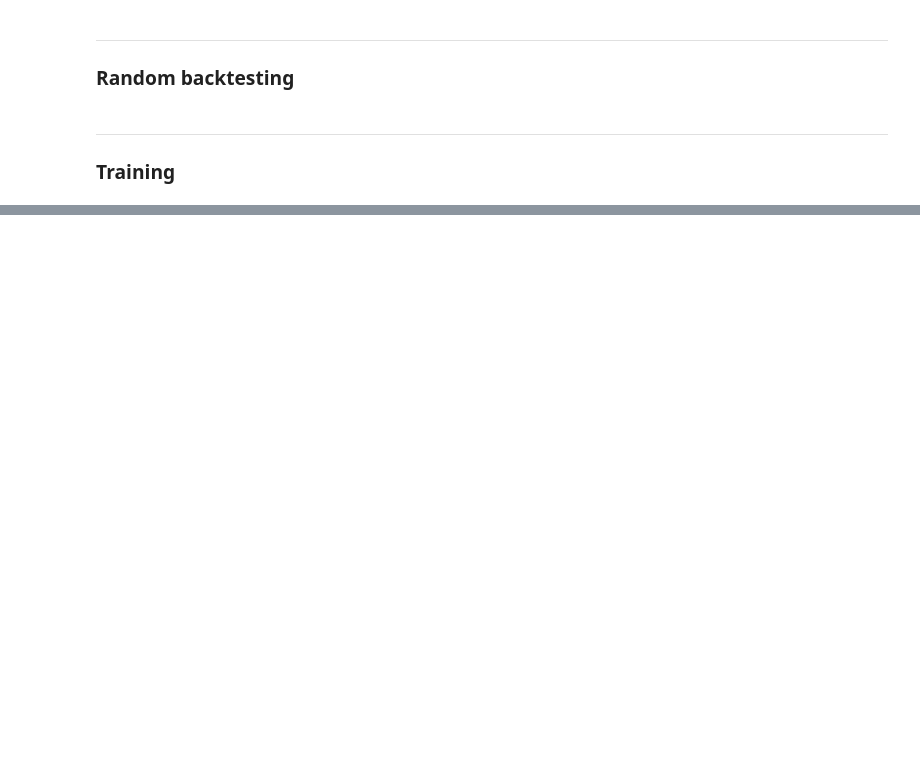
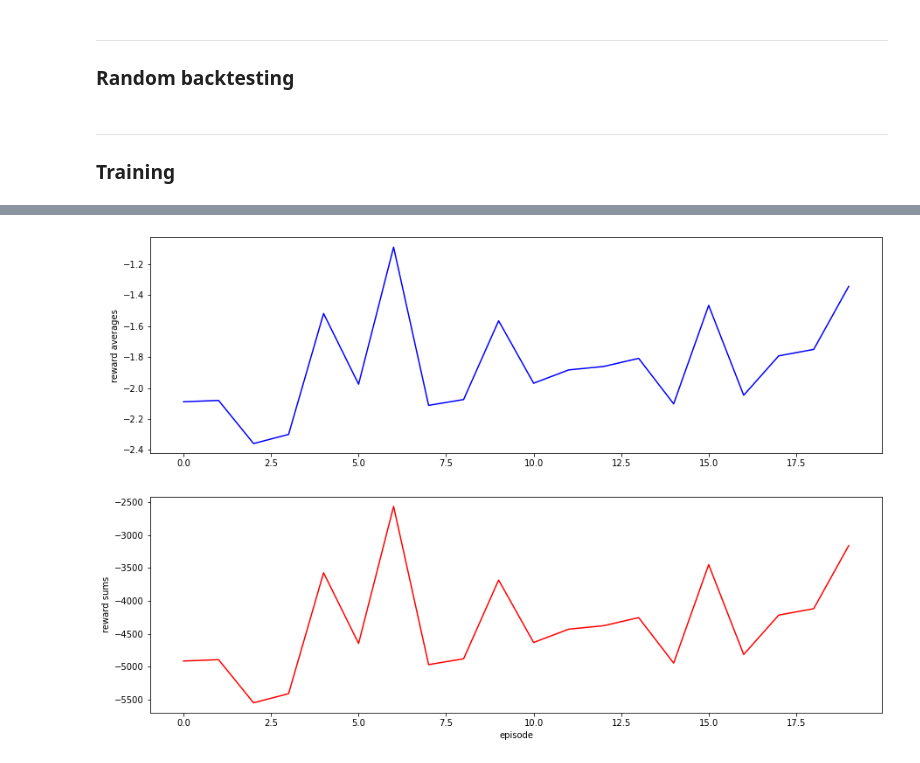
Before and after one commit to willarliss/Trade-Bot, a Jupyter notebook: working_improvements/training_prelim.ipynb, the cells around one changed output, grey strips where cells are left out. Saved outputs shown, nothing was run; the diff lists cells and outputs as text; code cells hidden in the pictures; blank space fills up the shorter version.

```diff
--- a/working_improvements/training_prelim.ipynb
+++ b/working_improvements/training_prelim.ipynb
@@ -379,2 +383,21 @@ plt.plot(rewards)
+# %%
+fig = plt.figure(figsize=(15,10))
+ax1 = fig.add_subplot(211)
+ax2 = fig.add_subplot(212)
+
+X = np.arange(len(history))
+reward_avg = np.array([np.mean(history[i]['rewards']) for i in X])
+reward_sum = np.array([sum(history[i]['rewards']) for i in X])
+
+ax1.plot(X, reward_avg, 'b-')
+ax1.set_ylabel('reward averages')
+
+ax2.plot(X, reward_sum, 'r-')
+ax2.set_ylabel('reward sums')
+ax2.set_xlabel('episode')
+
+plt.show();
+# %% [output]
+[figure, added]
 # %%
 pickle_model(dqn_solver, path='base_model_early')
```
Also changed, not shown: parts of 7 cells of this notebook, 1 other file.
